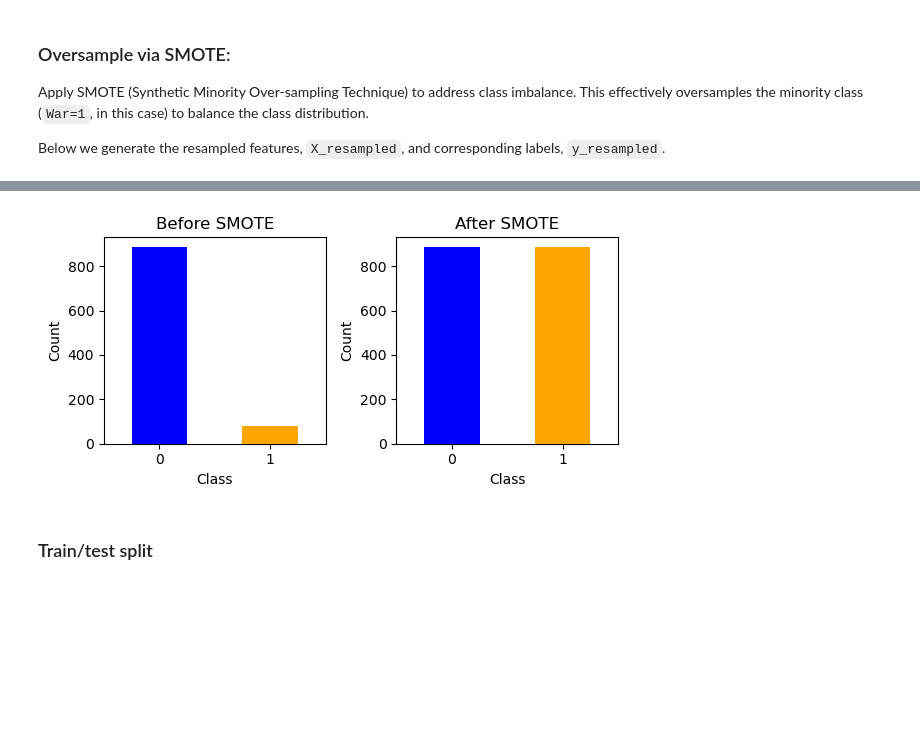
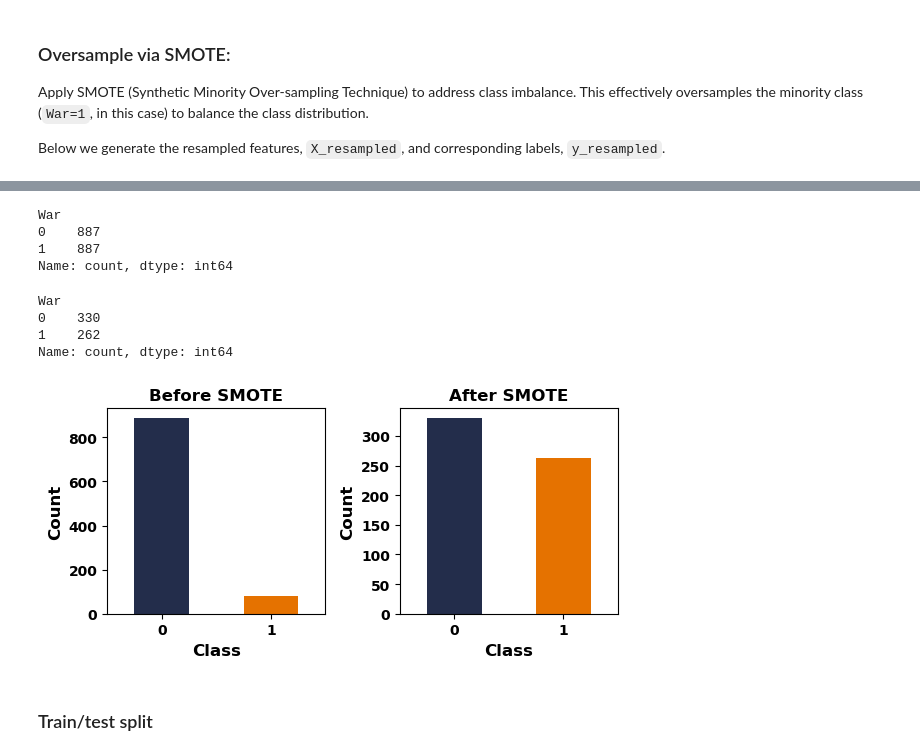
Before and after one commit to WD-Scott/WordsofWar, a Jupyter notebook: Exploring_and_BasicNN.ipynb, the cells around one changed output, grey strips where cells are left out. Cells and saved outputs as stored; diff of their text form; code cells hidden in the pictures; blank space fills up the shorter version.

Commit message:
Add files via upload
I added some code for SMOTEEN to see what kind of results we'd get; the model output is still for SMOTE though. Play if you want.

```diff
--- a/Exploring_and_BasicNN.ipynb
+++ b/Exploring_and_BasicNN.ipynb
@@ -107,30 +113,55 @@ X = np.stack(df['ts_feature'].values)
 # Apply SMOTE to fix class imbalance
 smote = SMOTE(random_state=28)
 X_resampled, y_resampled = smote.fit_resample(X, df['War'])
+# %%
+new_class_counts = y_resampled.value_counts()
+new_class_counts = new_class_counts.sort_index()
+
+print(new_class_counts)
+# %% [output]
+War
+0    887
+1    887
+Name: count, dtype: int64
+# %%
+# Create an instance of SMOTEENN with adjusted sampling strategy
+smote_enn = SMOTEENN(sampling_strategy={1: 280}, random_state=28)
+
+# Resample the DataFrame using SMOTE-ENN
+X_resampled_SMOTEENN, y_resampled_SMOTEENN = smote_enn.fit_resample(X, df['War'])
+# %%
+new_class_counts2 = y_resampled_SMOTEENN.value_counts()
+new_class_counts2 = new_class_counts2.sort_index()
+
+print(new_class_counts2)
+# %% [output]
+War
+0    330
+1    262
+Name: count, dtype: int64
 # %%
-new_class_counts = y_resampled.value_counts()
-new_class_counts = new_class_counts.sort_index()
-
 # Visualize change in class imbalance
 plt.figure(figsize=(6, 3))
 
 plt.subplot(1, 2, 1)
-old_class_counts.plot(kind='bar', color=['blue', 'orange'])
-plt.title('Before SMOTE')
-plt.xlabel('Class')
-plt.ylabel('Count')
-plt.xticks(rotation=0)
+old_class_counts.plot(kind='bar', color=['#232D4B', '#E57200'])
+plt.title('Before SMOTE', weight='bold')
+plt.xlabel('Class', weight='bold', size=12)
+plt.ylabel('Count', weight='bold', size=12)
+plt.xticks(rotation=0, weight='bold')  # Make xticks bold
+plt.yticks(weight='bold')  # Make yticks bold
 
 plt.subplot(1, 2, 2)
-new_class_counts.plot(kind='bar', color=['blue', 'orange'])
-plt.title('After SMOTE')
-plt.xlabel('Class')
-plt.ylabel('Count')
-plt.xticks(rotation=0)
+new_class_counts2.plot(kind='bar', color=['#232D4B', '#E57200'])
+plt.title('After SMOTE', weight='bold')
+plt.xlabel('Class', weight='bold', size=12)
+plt.ylabel('Count', weight='bold', size=12)
+plt.xticks(rotation=0, weight='bold')  # Make xticks bold
+plt.yticks(weight='bold')  # Make yticks bold
 
 plt.tight_layout()
 plt.show()
 # %% [output]
-[figure, old version]
+[figure, new version]
 # %% [markdown]
 ### Train/test split
```
Also changed, not shown: parts of 21 cells of this notebook.
